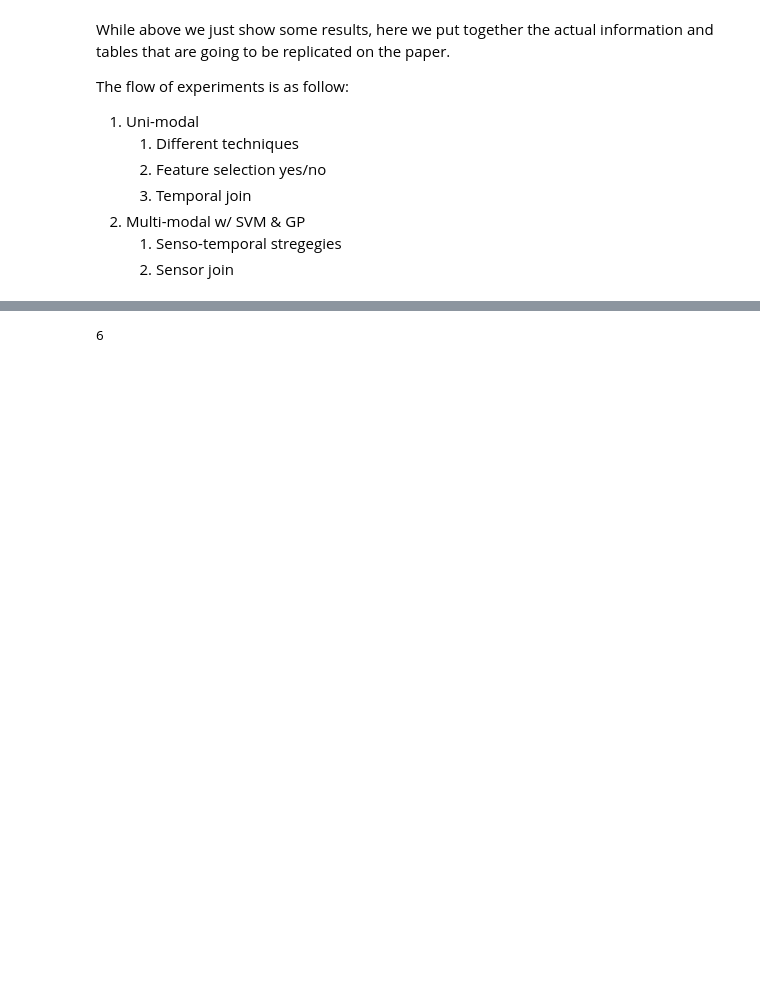
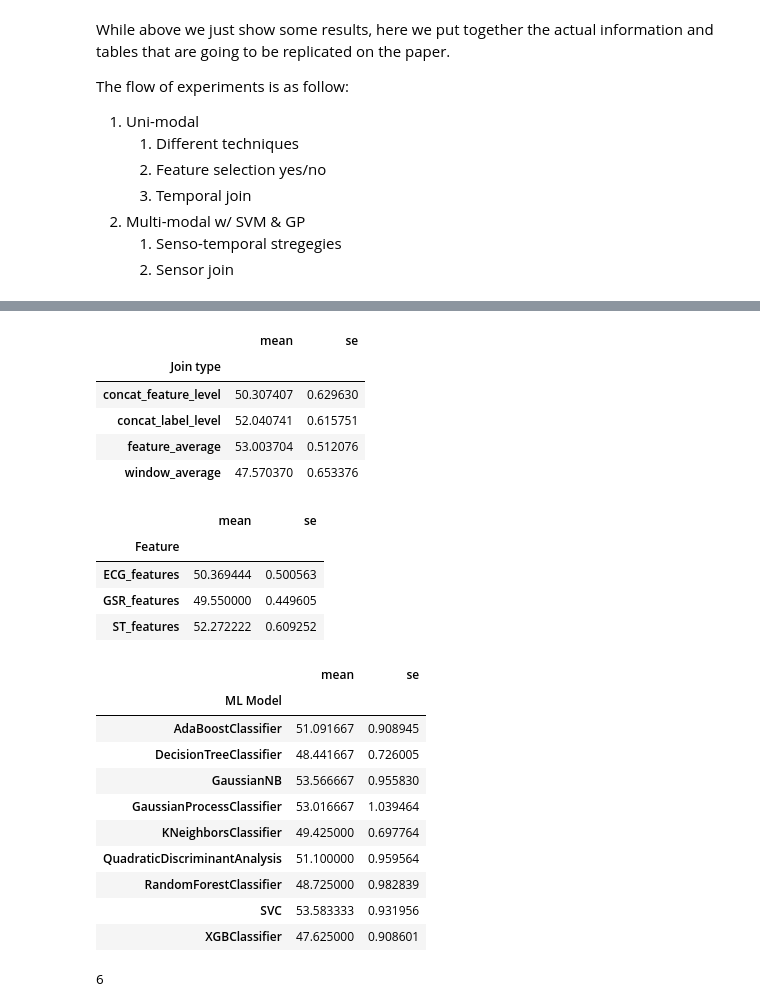
Before and after one commit to LeonardoAlchieri/MUSE, a Jupyter notebook: notebooks/results-analysis.ipynb, the cells around one changed output, grey strips where cells are left out. Cells and saved outputs as stored; diff of their text form; code cells hidden in the pictures; blank space fills up the shorter version.

Commit message:
Created some averages over groupbys

```diff
--- a/notebooks/results-analysis.ipynb
+++ b/notebooks/results-analysis.ipynb
@@ -293,6 +293,79 @@ Loading session rootsession35
 | Yes feat_select - unimodal - unra... | concat_label_level | GSR_features | GaussianProcessClassifier | 38.7 | 3.0 |
 | No feat_select - unimodal - other... | window_average | ECG_features | RandomForestClassifier | 37.9 | 3.6 |
 |  |  |  | XGBClassifier | 36.5 | 3.4 |
+# %%
+from numpy import sum, sqrt
+from pandas import IndexSlice, Series
+
+
+def custom_mean(x: DataFrame):
+    return Series([x["mean"].mean(), sqrt(sum(x["se"] ** 2)) / (len(x))], index=["mean", "se"]).T
+
+
+# final_df_2 = final_df[final_df['mean'] > 50]
+final_df_2 = final_df
+display(final_df_2.loc[
+    IndexSlice[
+        [
+            "No feat_select - unimodal - unravelled",
+            "No feat_select - unimodal - other joins",
+        ],
+        :,
+        # ["ST_features", "ECG_features"],
+        :,
+    ],
+    :,
+].groupby(axis=0, level=1).apply(custom_mean)
+)
+display(final_df_2.loc[
+    IndexSlice[
+        [
+            "No feat_select - unimodal - unravelled",
+            "No feat_select - unimodal - other joins",
+        ],
+        :,
+        # ["ST_features", "ECG_features"],
+        :,
+    ],
+    :,
+].groupby(axis=0, level=2).apply(custom_mean)
+)
+display(final_df_2.loc[
+    IndexSlice[
+        [
+            "No feat_select - unimodal - unravelled",
+            "No feat_select - unimodal - other joins",
+        ],
+        :,
+        # ["ST_features", "ECG_features"],
+        :,
+    ],
+    :,
+].groupby(axis=0, level=3).apply(custom_mean)
+)
+# %% [output]
+|  | mean | se |
+| Join type |  |  |
+| concat_feature_level | 50.307407 | 0.629630 |
+| concat_label_level | 52.040741 | 0.615751 |
+| feature_average | 53.003704 | 0.512076 |
+| window_average | 47.570370 | 0.653376 |
+|  | mean | se |
+| Feature |  |  |
+| ECG_features | 50.369444 | 0.500563 |
+| GSR_features | 49.550000 | 0.449605 |
+| ST_features | 52.272222 | 0.609252 |
+|  | mean | se |
+| ML Model |  |  |
+| AdaBoostClassifier | 51.091667 | 0.908945 |
+| DecisionTreeClassifier | 48.441667 | 0.726005 |
+| GaussianNB | 53.566667 | 0.955830 |
+| GaussianProcessClassifier | 53.016667 | 1.039464 |
+| KNeighborsClassifier | 49.425000 | 0.697764 |
+| QuadraticDiscriminantAnalysis | 51.100000 | 0.959564 |
+| RandomForestClassifier | 48.725000 | 0.982839 |
+| SVC | 53.583333 | 0.931956 |
+| XGBClassifier | 47.625000 | 0.908601 |
 # %%
 from pandas import MultiIndex, DataFrame, concat, set_option
 from numpy import sqrt, round
```
Also changed, not shown: parts of 1 cell of this notebook.
